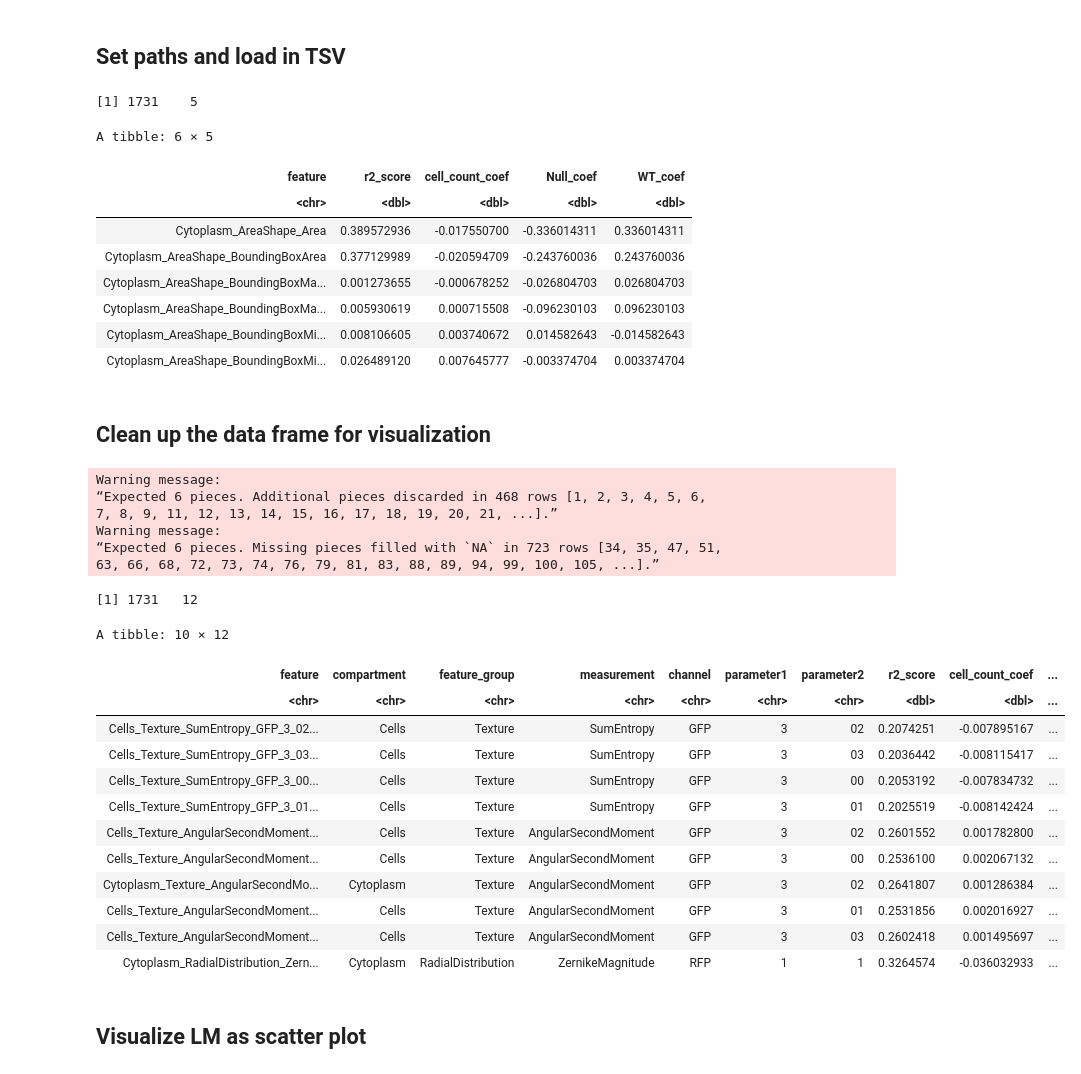
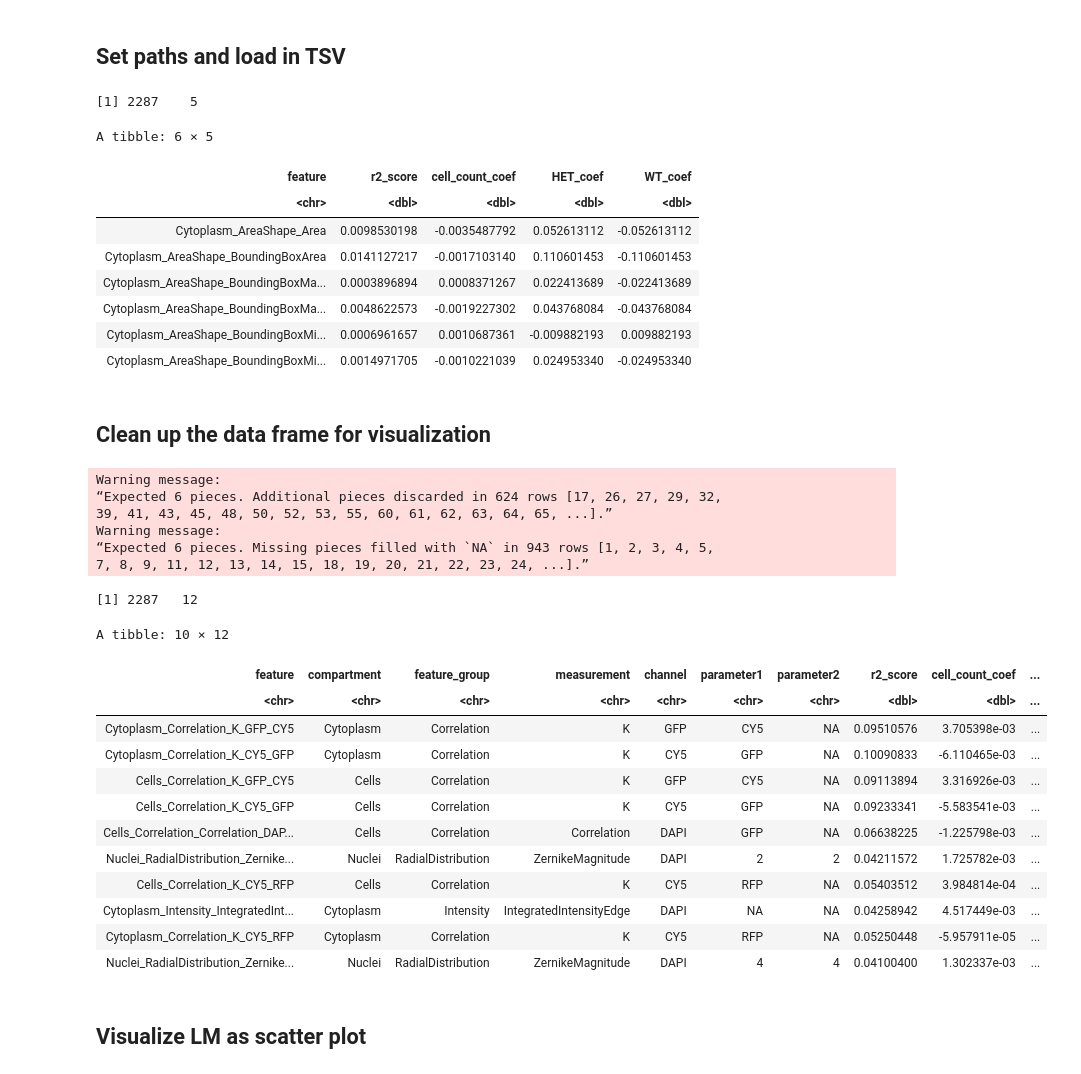
Before and after one commit to WayScience/nf1_schwann_cell_painting_data, a Jupyter notebook: 4.analyze_data/notebooks/linear_model/1.visualize_lm.ipynb, the cells around one changed output. Drawn from its saved outputs; the diff is of its cells as text; code cells hidden in the pictures.

```diff
--- a/4.analyze_data/notebooks/linear_model/1.visualize_lm.ipynb
+++ b/4.analyze_data/notebooks/linear_model/1.visualize_lm.ipynb
@@ -13,11 +13,11 @@ Warning message:
 # %%
 # path to tsv with LM coefficients
 lm_results_dir <- file.path("./results")
-lm_file <- file.path(lm_results_dir, "./linear_model_cp_features_plate1.tsv")
+lm_file <- file.path(lm_results_dir, "./linear_model_cp_features_plate5_WT_HET.tsv")
 
 # save path for figure
 lm_fig_dir <- file.path("./figures")
-lm_fig <- file.path(lm_fig_dir, "linear_model_cp_features_plate1.png")
+lm_fig <- file.path(lm_fig_dir, "linear_model_cp_features_plate5_WT_HET.png")
 
 # Load and process linear model data
 lm_df <- readr::read_tsv(
@@ -28,23 +28,23 @@ lm_df <- readr::read_tsv(
 print(dim(lm_df))
 head(lm_df)
 # %% [output]
-[1] 1731    5
+[1] 2287    5
 A tibble: 6 × 5
-| feature | r2_score | cell_count_coef | Null_coef | WT_coef |
+| feature | r2_score | cell_count_coef | HET_coef | WT_coef |
 | <chr> | <dbl> | <dbl> | <dbl> | <dbl> |
-| Cytoplasm_AreaShape_Area | 0.389572936 | -0.017550700 | -0.336014311 | 0.336014311 |
-| Cytoplasm_AreaShape_BoundingBoxArea | 0.377129989 | -0.020594709 | -0.243760036 | 0.243760036 |
-| Cytoplasm_AreaShape_BoundingBoxMa... | 0.001273655 | -0.000678252 | -0.026804703 | 0.026804703 |
-| Cytoplasm_AreaShape_BoundingBoxMa... | 0.005930619 | 0.000715508 | -0.096230103 | 0.096230103 |
-| Cytoplasm_AreaShape_BoundingBoxMi... | 0.008106605 | 0.003740672 | 0.014582643 | -0.014582643 |
-| Cytoplasm_AreaShape_BoundingBoxMi... | 0.026489120 | 0.007645777 | -0.003374704 | 0.003374704 |
+| Cytoplasm_AreaShape_Area | 0.0098530198 | -0.0035487792 | 0.052613112 | -0.052613112 |
+| Cytoplasm_AreaShape_BoundingBoxArea | 0.0141127217 | -0.0017103140 | 0.110601453 | -0.110601453 |
+| Cytoplasm_AreaShape_BoundingBoxMa... | 0.0003896894 | 0.0008371267 | 0.022413689 | -0.022413689 |
+| Cytoplasm_AreaShape_BoundingBoxMa... | 0.0048622573 | -0.0019227302 | 0.043768084 | -0.043768084 |
+| Cytoplasm_AreaShape_BoundingBoxMi... | 0.0006961657 | 0.0010687361 | -0.009882193 | 0.009882193 |
+| Cytoplasm_AreaShape_BoundingBoxMi... | 0.0014971705 | -0.0010221039 | 0.024953340 | -0.024953340 |
 # %% [markdown]
 ## Clean up the data frame for visualization
 # %%
 # Arrange by absolute value coefficient
 # Split out components of feature name for visualization
 lm_df <- lm_df %>%
-    dplyr::arrange(desc(abs(Null_coef))) %>%
+    dplyr::arrange(desc(abs(WT_coef))) %>%
     tidyr::separate(
         feature,
         into = c(
@@ -53,48 +53,49 @@ lm_df <- lm_df %>%
             "measurement",
             "channel",
             "parameter1",
             "parameter2"
         ),
         sep = "_",
         remove = FALSE
     ) %>%
     dplyr::mutate(channel_cleaned = channel)
 
 # Clean channel for visualization and interpretation
 lm_df$channel_cleaned <-
     dplyr::recode(
         lm_df$channel_cleaned,
         "DAPI" = "nuclei",
         "GFP" = "ER",
         "RFP" = "actin",
+        "CY5" = 'mito',
         .default = "other",
         .missing = "other"
     )
 
 # Print to make sure that the above clean up worked
 print(dim(lm_df))
 head(lm_df, 10)
 # %% [output]
 Warning message:
-“Expected 6 pieces. Additional pieces discarded in 468 rows [1, 2, 3, 4, 5, 6,
-7, 8, 9, 11, 12, 13, 14, 15, 16, 17, 18, 19, 20, 21, ...].”
+“Expected 6 pieces. Additional pieces discarded in 624 rows [17, 26, 27, 29, 32,
+39, 41, 43, 45, 48, 50, 52, 53, 55, 60, 61, 62, 63, 64, 65, ...].”
 Warning message:
-“Expected 6 pieces. Missing pieces filled with `NA` in 723 rows [34, 35, 47, 51,
-63, 66, 68, 72, 73, 74, 76, 79, 81, 83, 88, 89, 94, 99, 100, 105, ...].”
+“Expected 6 pieces. Missing pieces filled with `NA` in 943 rows [1, 2, 3, 4, 5,
+7, 8, 9, 11, 12, 13, 14, 15, 18, 19, 20, 21, 22, 23, 24, ...].”
-[1] 1731   12
+[1] 2287   12
 A tibble: 10 × 12
 | feature | compartment | feature_group | measurement | channel | parameter1 | parameter2 | r2_score | cell_count_coef | ... |
 | <chr> | <chr> | <chr> | <chr> | <chr> | <chr> | <chr> | <dbl> | <dbl> | ... |
-| Cells_Texture_SumEntropy_GFP_3_02... | Cells | Texture | SumEntropy | GFP | 3 | 02 | 0.2074251 | -0.007895167 | ... |
-| Cells_Texture_SumEntropy_GFP_3_03... | Cells | Texture | SumEntropy | GFP | 3 | 03 | 0.2036442 | -0.008115417 | ... |
-| Cells_Texture_SumEntropy_GFP_3_00... | Cells | Texture | SumEntropy | GFP | 3 | 00 | 0.2053192 | -0.007834732 | ... |
-| Cells_Texture_SumEntropy_GFP_3_01... | Cells | Texture | SumEntropy | GFP | 3 | 01 | 0.2025519 | -0.008142424 | ... |
-| Cells_Texture_AngularSecondMoment... | Cells | Texture | AngularSecondMoment | GFP | 3 | 02 | 0.2601552 | 0.001782800 | ... |
-| Cells_Texture_AngularSecondMoment... | Cells | Texture | AngularSecondMoment | GFP | 3 | 00 | 0.2536100 | 0.002067132 | ... |
-| Cytoplasm_Texture_AngularSecondMo... | Cytoplasm | Texture | AngularSecondMoment | GFP | 3 | 02 | 0.2641807 | 0.001286384 | ... |
-| Cells_Texture_AngularSecondMoment... | Cells | Texture | AngularSecondMoment | GFP | 3 | 01 | 0.2531856 | 0.002016927 | ... |
-| Cells_Texture_AngularSecondMoment... | Cells | Texture | AngularSecondMoment | GFP | 3 | 03 | 0.2602418 | 0.001495697 | ... |
-| Cytoplasm_RadialDistribution_Zern... | Cytoplasm | RadialDistribution | ZernikeMagnitude | RFP | 1 | 1 | 0.3264574 | -0.036032933 | ... |
+| Cytoplasm_Correlation_K_GFP_CY5 | Cytoplasm | Correlation | K | GFP | CY5 | NA | 0.09510576 | 3.705398e-03 | ... |
+| Cytoplasm_Correlation_K_CY5_GFP | Cytoplasm | Correlation | K | CY5 | GFP | NA | 0.10090833 | -6.110465e-03 | ... |
+| Cells_Correlation_K_GFP_CY5 | Cells | Correlation | K | GFP | CY5 | NA | 0.09113894 | 3.316926e-03 | ... |
+| Cells_Correlation_K_CY5_GFP | Cells | Correlation | K | CY5 | GFP | NA | 0.09233341 | -5.583541e-03 | ... |
+| Cells_Correlation_Correlation_DAP... | Cells | Correlation | Correlation | DAPI | GFP | NA | 0.06638225 | -1.225798e-03 | ... |
+| Nuclei_RadialDistribution_Zernike... | Nuclei | RadialDistribution | ZernikeMagnitude | DAPI | 2 | 2 | 0.04211572 | 1.725782e-03 | ... |
+| Cells_Correlation_K_CY5_RFP | Cells | Correlation | K | CY5 | RFP | NA | 0.05403512 | 3.984814e-04 | ... |
+| Cytoplasm_Intensity_IntegratedInt... | Cytoplasm | Intensity | IntegratedIntensityEdge | DAPI | NA | NA | 0.04258942 | 4.517449e-03 | ... |
+| Cytoplasm_Correlation_K_CY5_RFP | Cytoplasm | Correlation | K | CY5 | RFP | NA | 0.05250448 | -5.957911e-05 | ... |
+| Nuclei_RadialDistribution_Zernike... | Nuclei | RadialDistribution | ZernikeMagnitude | DAPI | 4 | 4 | 0.04100400 | 1.302337e-03 | ... |
 # %% [markdown]
 ## Visualize LM as scatter plot
 # %%
```
Also changed, not shown: parts of 1 cell of this notebook, 39 other files.
